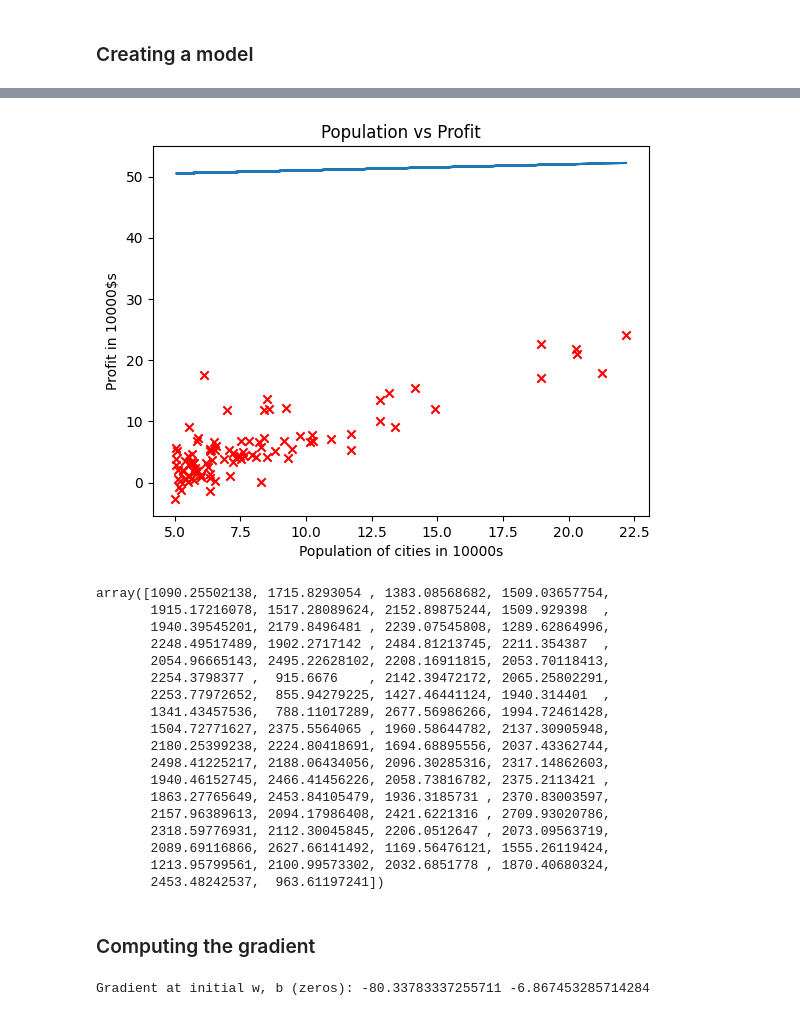
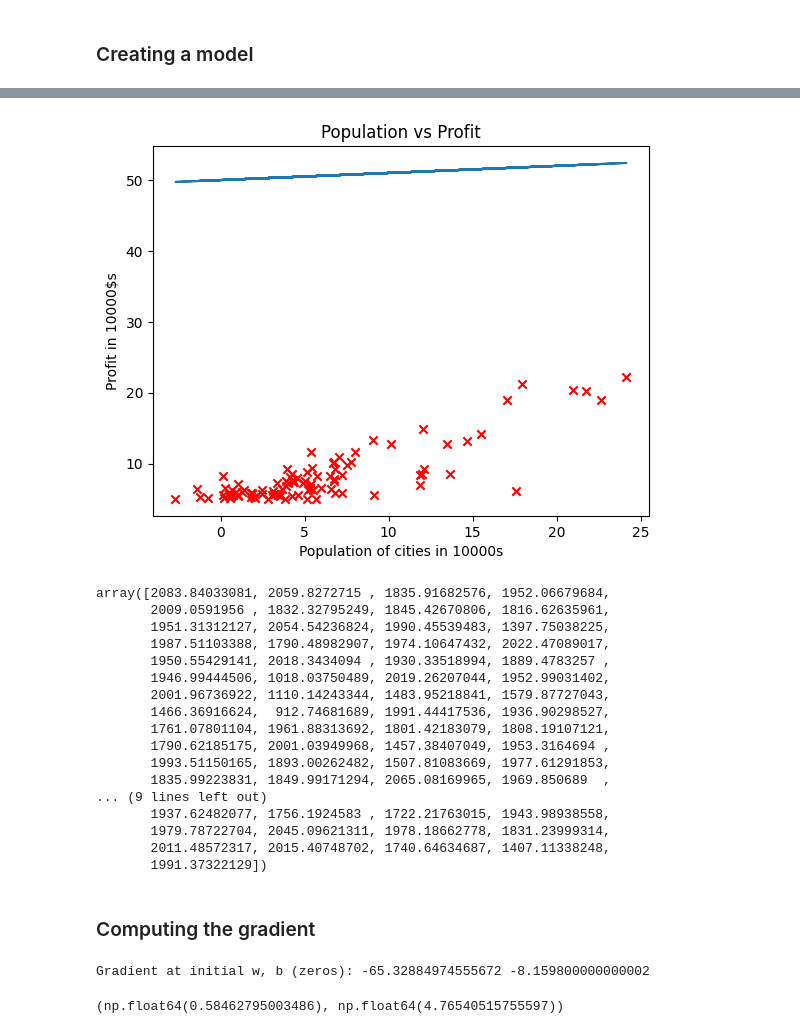
Before and after one commit to tahaftm/Machine-Learning-Projects, a Jupyter notebook: Andrew Ng Exercises/Linear Regression with one variable.ipynb, the cells around one changed output, grey strips where cells are left out. Cells and saved outputs as stored; diff of their text form; code cells hidden in the pictures.

```diff
--- a/Andrew Ng Exercises/Linear Regression with one variable.ipynb
+++ b/Andrew Ng Exercises/Linear Regression with one variable.ipynb
@@ -12,6 +12,6 @@ from matplotlib.ticker import MultipleLocator
 # %% [markdown]
 ### Loading the data
 # %%
-data = pd.read_csv("data//ex1data1.txt", header = None).rename(columns={0:"Profit", 1:"Population"})
+data = pd.read_csv("data//ex1data1.txt", header = None).rename(columns={0:"Population", 1:"Profit"})
 data
 # %% [output]
@@ -42,10 +42,8 @@ plt.show()
 # %% [markdown]
 ### Dividing the data
 # %%
-X_train = np.array(data['Profit'][:70])
-Y_train = np.array(data['Population'][:70])
-X_test = np.array(data['Profit'][70:])
-Y_test = np.array(data['Population'][70:])
+X = np.array(data['Profit'])
+Y = np.array(data['Population'])
 # %% [markdown]
 ### Creating a model
 # %%
@@ -77,27 +83,26 @@ def error(y,predicted):
     err = (predicted-y)**2
     return err
 # %%
-error(Y_train, predict_and_plot(X_train,0.1, 50))
+error(Y, predict_and_plot(X,0.1, 50))
 # %% [output]
-[figure, old version]
+[figure, new version]
-array([1090.25502138, 1715.8293054 , 1383.08568682, 1509.03657754,
-       1915.17216078, 1517.28089624, 2152.89875244, 1509.929398  ,
-       1940.39545201, 2179.8496481 , 2239.07545808, 1289.62864996,
-       2248.49517489, 1902.2717142 , 2484.81213745, 2211.354387  ,
-       2054.96665143, 2495.22628102, 2208.16911815, 2053.70118413,
-       2254.3798377 ,  915.6676    , 2142.39472172, 2065.25802291,
-       2253.77972652,  855.94279225, 1427.46441124, 1940.314401  ,
-       1341.43457536,  788.11017289, 2677.56986266, 1994.72461428,
-       1504.72771627, 2375.5564065 , 1960.58644782, 2137.30905948,
-       2180.25399238, 2224.80418691, 1694.68895556, 2037.43362744,
-       2498.41225217, 2188.06434056, 2096.30285316, 2317.14862603,
-       1940.46152745, 2466.41456226, 2058.73816782, 2375.2113421 ,
-       1863.27765649, 2453.84105479, 1936.3185731 , 2370.83003597,
-       2157.96389613, 2094.17986408, 2421.6221316 , 2709.93020786,
-       2318.59776931, 2112.30045845, 2206.0512647 , 2073.09563719,
-       2089.69116866, 2627.66141492, 1169.56476121, 1555.26119424,
-       1213.95799561, 2100.99573302, 2032.6851778 , 1870.40680324,
-       2453.48242537,  963.61197241])
+array([2083.84033081, 2059.8272715 , 1835.91682576, 1952.06679684,
+       2009.0591956 , 1832.32795249, 1845.42670806, 1816.62635961,
+       1951.31312127, 2054.54236824, 1990.45539483, 1397.75038225,
+       1987.51103388, 1790.48982907, 1974.10647432, 2022.47089017,
+       1950.55429141, 2018.3434094 , 1930.33518994, 1889.4783257 ,
+       1946.99444506, 1018.03750489, 2019.26207044, 1952.99031402,
+       2001.96736922, 1110.14243344, 1483.95218841, 1579.87727043,
+       1466.36916624,  912.74681689, 1991.44417536, 1936.90298527,
+       1761.07801104, 1961.88313692, 1801.42183079, 1808.19107121,
+       1790.62185175, 2001.03949968, 1457.38407049, 1953.3164694 ,
+       1993.51150165, 1893.00262482, 1507.81083669, 1977.61291853,
+       1835.99223831, 1849.99171294, 2065.08169965, 1969.850689  ,
+... (9 lines left out)
+       1937.62482077, 1756.1924583 , 1722.21763015, 1943.98938558,
+       1979.78722704, 2045.09621311, 1978.18662778, 1831.23999314,
+       2011.48572317, 2015.40748702, 1740.64634687, 1407.11338248,
+       1991.37322129])
 # %% [markdown]
 ### Computing the gradient
 # %%
@@ -116,7 +121,7 @@ def compute_gradient(x,y,w,b):
 initial_w = 0
 initial_b = 0
 
-tmp_dj_dw, tmp_dj_db = compute_gradient(X_train, Y_train, initial_w, initial_b)
+tmp_dj_dw, tmp_dj_db = compute_gradient(X, Y, initial_w, initial_b)
 print('Gradient at initial w, b (zeros):', tmp_dj_dw, tmp_dj_db)
 # %% [output]
-Gradient at initial w, b (zeros): -80.33783337255711 -6.867453285714284
+Gradient at initial w, b (zeros): -65.32884974555672 -8.159800000000002
@@ -122,0 +135,4 @@ Gradient at initial w, b (zeros): -80.33783337255711 -6.867453285714284
+# %%
+calculate_gradientDesent(X, Y, 0.1,50,compute_gradient, 0.01,1500)
+# %% [output]
+(np.float64(0.58462795003486), np.float64(4.76540515755597))
```
Also changed, not shown: parts of 9 cells of this notebook.
